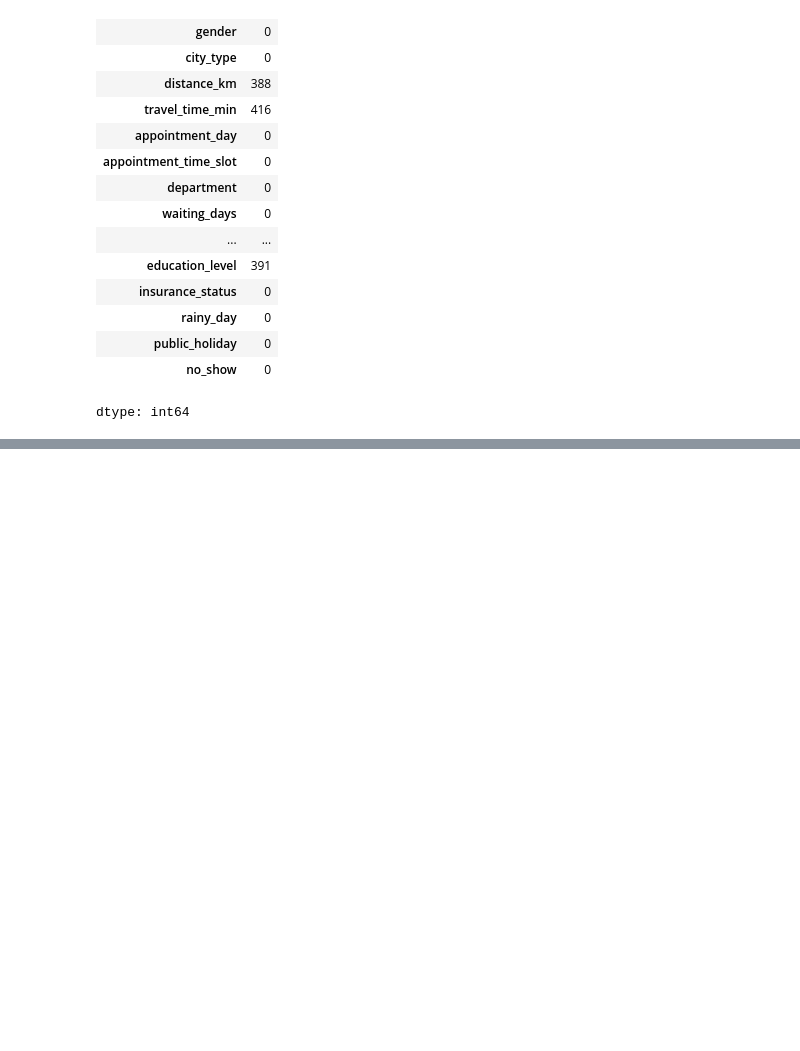
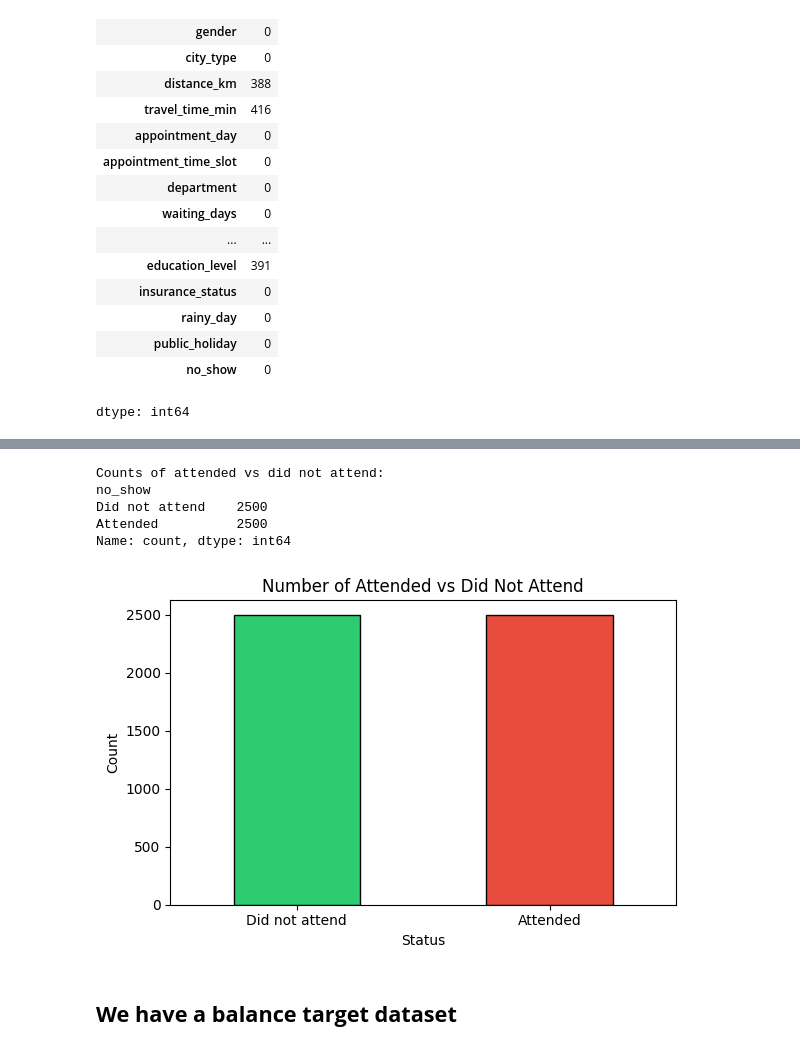
Before and after one commit to IAMLATI/Patient-DNA-Hospital-Appointment, a Jupyter notebook: Patient_Dna.ipynb, the cells around one changed output, grey strips where cells are left out. Drawn from its saved outputs; the diff is of its cells as text; code cells hidden in the pictures; blank space fills up the shorter version.

```diff
--- a/Patient_Dna.ipynb
+++ b/Patient_Dna.ipynb
@@ -81,0 +253,10 @@ dtype: int64
+# %%
+df['employment_status'].fillna(df['employment_status'].mode(), inplace = True)
+df['email_reminder'].fillna(df['email_reminder'].mean(), inplace = True)
+df['travel_time_min'].fillna(df['travel_time_min'].mean(), inplace = True)
+df['distance_km'].fillna(df['distance_km'].mean(), inplace = True)
+df['age'].fillna(df['age'].mean(), inplace = True)
+# %%
+
+df['employment_status'].fillna(df['employment_status'].mode().iloc[0], inplace = True)
+df['education_level'].fillna(df['education_level'].mode().iloc[0], inplace = True)
@@ -81,0 +284,22 @@ dtype: int64
+# %%
+counts = df['no_show'].value_counts().rename({0: 'Attended', 1: 'Did not attend'})
+print("Counts of attended vs did not attend:")
+print(counts)
+
+plt.figure(figsize=(6, 4))
+counts.plot(kind='bar', color=['#2ECC71', '#E74C3C'], edgecolor='black')
+plt.title('Number of Attended vs Did Not Attend')
+plt.xlabel('Status')
+plt.ylabel('Count')
+plt.xticks(rotation=0)
+plt.tight_layout()
+plt.show()
+# %% [output]
+Counts of attended vs did not attend:
+no_show
+Did not attend    2500
+Attended          2500
+Name: count, dtype: int64
+[figure, added]
+# %% [markdown]
+## **We have a balance target dataset**
```
Also changed, not shown: parts of 26 cells of this notebook.
